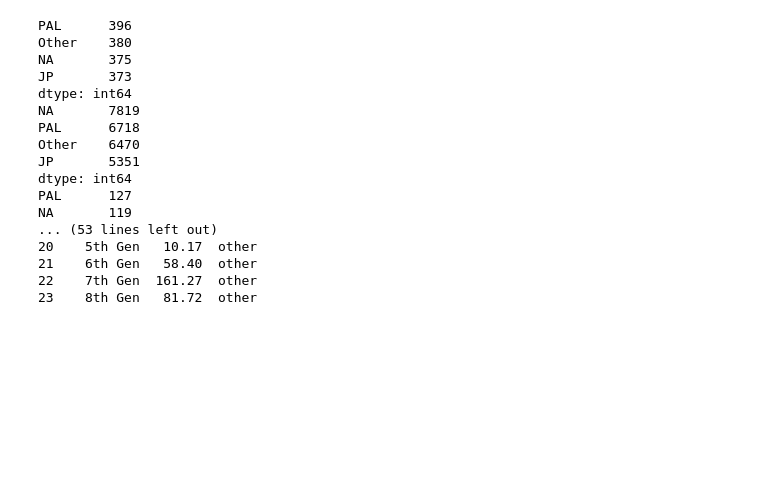
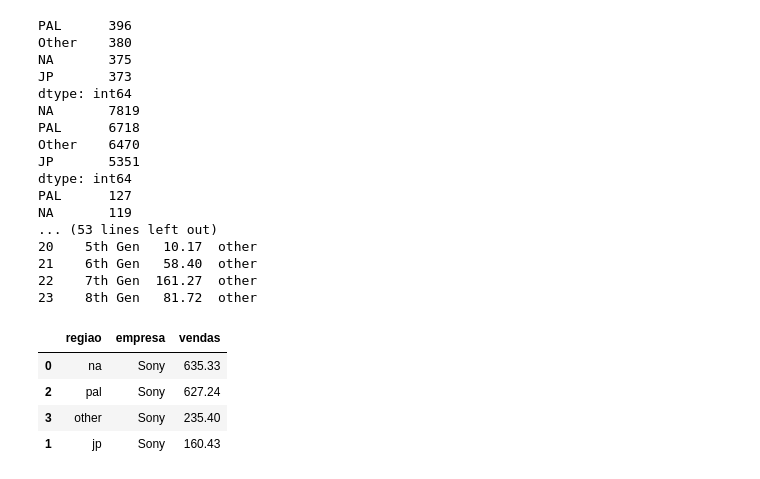
Before and after one commit to guigrandim/video_games_sales, a Jupyter notebook: notebooks/performance_vision.ipynb, the cells around one changed output. Cells and saved outputs as stored; diff of their text form; code cells hidden in the pictures; blank space fills up the shorter version.

```diff
--- a/notebooks/performance_vision.ipynb
+++ b/notebooks/performance_vision.ipynb
@@ -430,12 +430,12 @@ for region in regions:
     top_sales = clean_manufacture_na.groupby('manufacture')[region].sum().max()
 
     results.append({
-        'Regiao' : region.replace('_sales', ''),
-        'Empresa': top_manufacture,
-        'Vendas' : top_sales
+        'regiao' : region.replace('_sales', ''),
+        'empresa': top_manufacture,
+        'vendas' : top_sales
     })
 
-results_df = pd.DataFrame(results)
+results_df = pd.DataFrame(results).sort_values('vendas',ascending = False)
 results_df
 
 #12.Qual a média de vendas global por regiao em cada geração ?
@@ -471,3 +471,11 @@ NA       119
 21    6th Gen   58.40  other
 22    7th Gen  161.27  other
 23    8th Gen   81.72  other
+# %%
+results_df
+# %% [output]
+|  | regiao | empresa | vendas |
+| 0 | na | Sony | 635.33 |
+| 2 | pal | Sony | 627.24 |
+| 3 | other | Sony | 235.40 |
+| 1 | jp | Sony | 160.43 |
```
Also changed, not shown: 3 other files.
